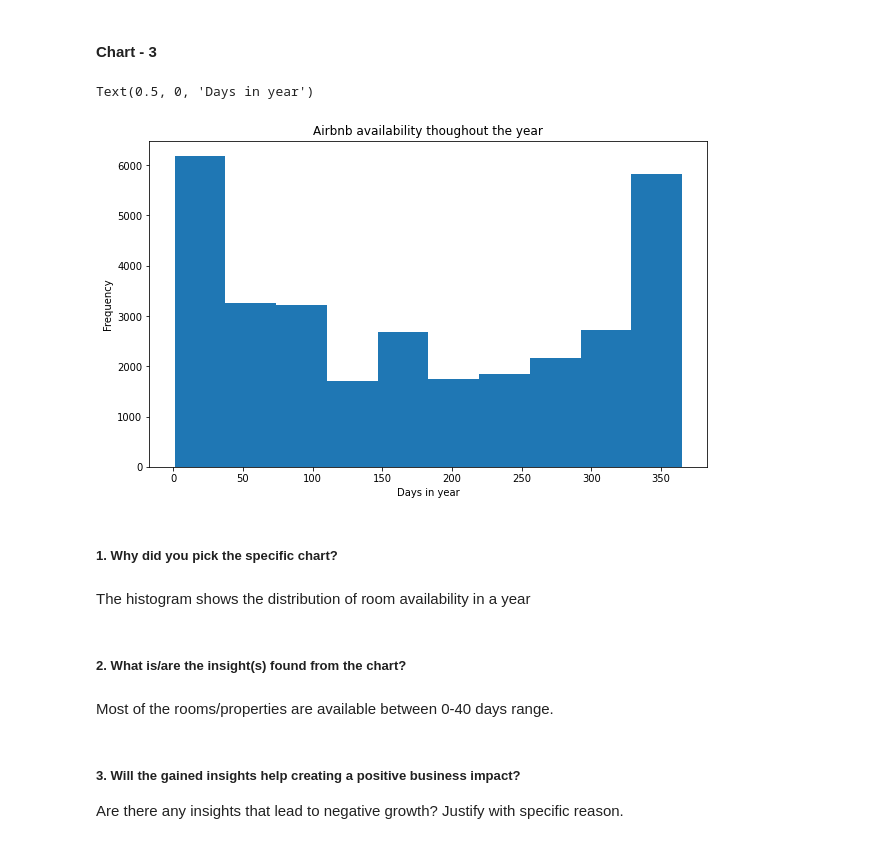
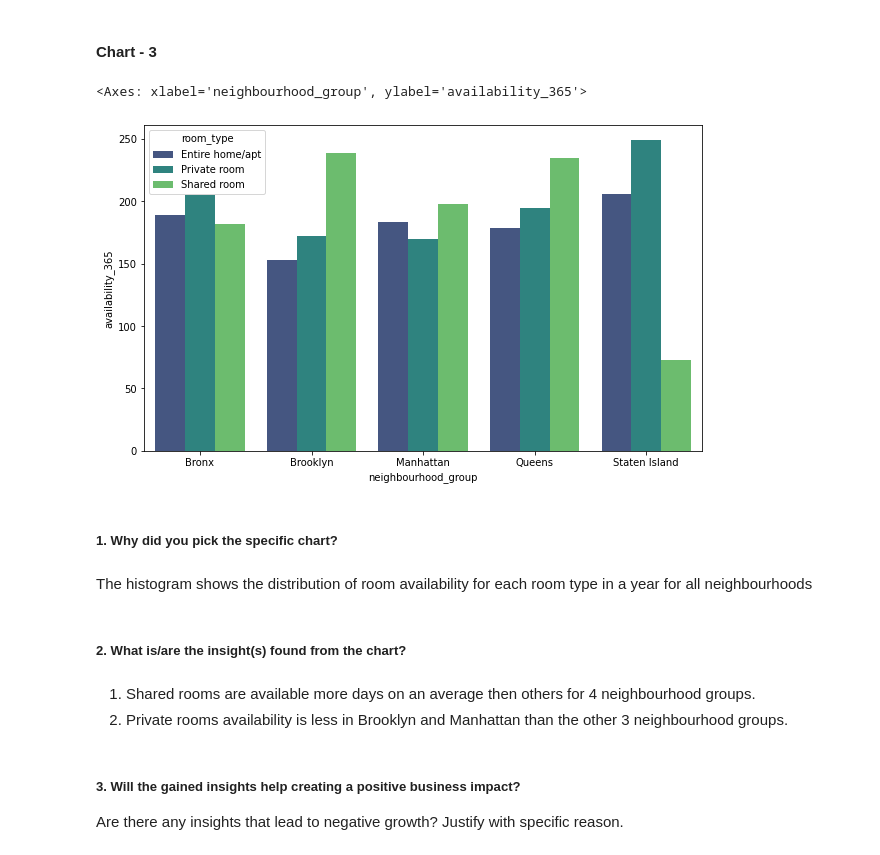
Before and after one commit to sidpatondikar/CAPSTONE-Airbnb-Booking-Analysis-Siddharth-Patondikar, a Jupyter notebook: Team_Notebook.ipynb, the cells around one changed output. Drawn from its saved outputs; the diff is of its cells as text; code cells hidden in the pictures.

```diff
--- a/Team_Notebook.ipynb
+++ b/Team_Notebook.ipynb
@@ -541,23 +553,23 @@ Are there any insights that lead to negative growth? Justify with specific reaso
 People booking airbnb prefer privacy as the demand for entire room/apartment and private rooms are much higher than shared rooms. So airbnb should focus more on such properties.
 # %% [markdown]
 #### Chart - 3
-# %%
-# Chart - 3 visualization code
-plt.figure(figsize=(10,6))
-df3['availability_365'].plot(kind='hist')
-plt.title("Airbnb availability thoughout the year")
-plt.xlabel("Days in year")
-# %% [output]
-Text(0.5, 0, 'Days in year')
-[figure, removed]
+# %%
+# Chart - 3 visualization code
+plt.figure(figsize=(10,6))
+df_nrt = df3.groupby(['neighbourhood_group','room_type'])['availability_365'].mean().reset_index()
+sns.barplot(df_nrt,x='neighbourhood_group',y='availability_365',hue='room_type',palette='viridis')
+# %% [output]
+<Axes: xlabel='neighbourhood_group', ylabel='availability_365'>
+[figure, added]
 # %% [markdown]
 ##### 1. Why did you pick the specific chart?
 # %% [markdown]
-The histogram shows the distribution of room availability in a year
+The histogram shows the distribution of room availability for each room type in a year for all neighbourhoods
 # %% [markdown]
 ##### 2. What is/are the insight(s) found from the chart?
-# %% [markdown]
-Most of the rooms/properties are available between 0-40 days range.
+# %% [markdown]
+1. Shared rooms are available more days on an average then others for 4 neighbourhood groups.
+2. Private rooms availability is less in Brooklyn and Manhattan than the other 3 neighbourhood groups.
 # %% [markdown]
 ##### 3. Will the gained insights help creating a positive business impact?
 Are there any insights that lead to negative growth? Justify with specific reason.
```
Also changed, not shown: parts of 15 cells of this notebook.
